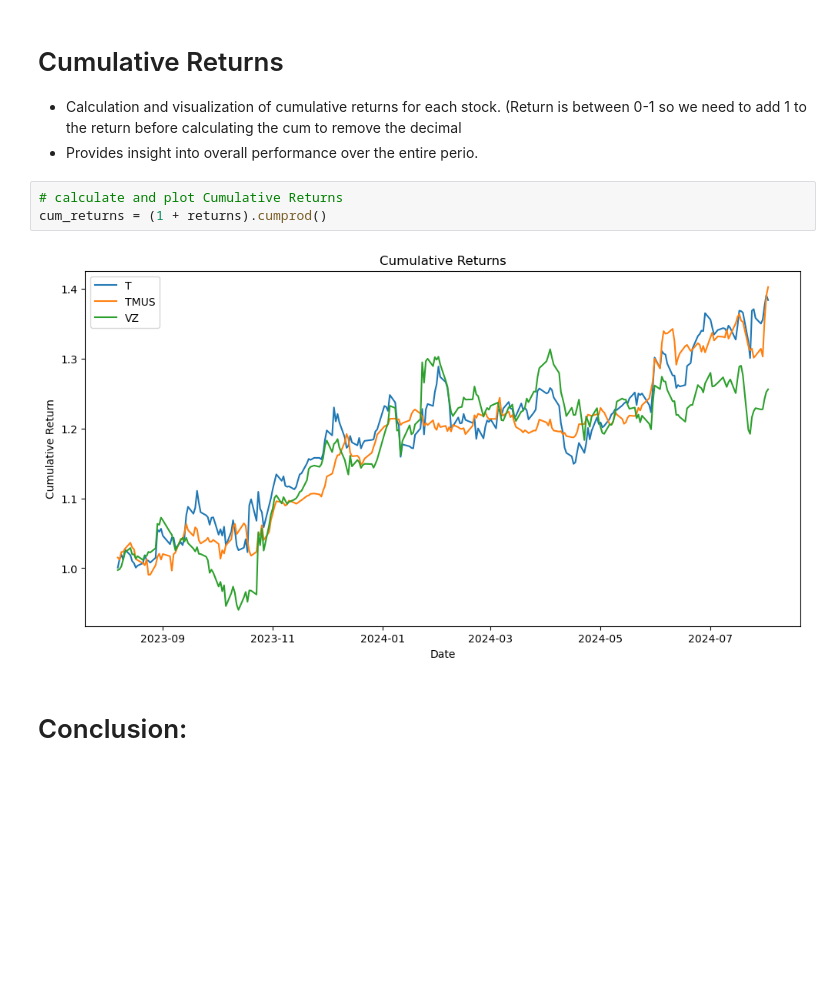
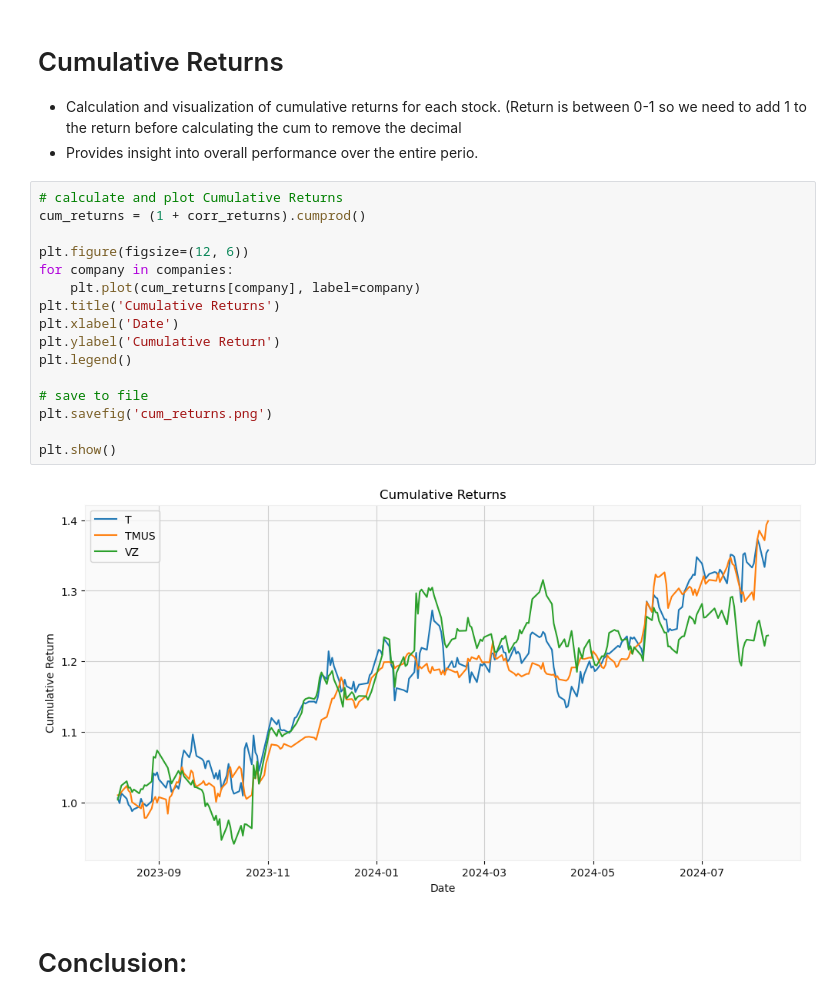
Before and after one commit to Yelemam/Project1-Telecom-Stock, a Jupyter notebook: Telecom_Stock.ipynb, the cells around one changed output. Cells and saved outputs as stored; diff of their text form; blank space fills up the shorter version.

```diff
--- a/Telecom_Stock.ipynb
+++ b/Telecom_Stock.ipynb
@@ -267,9 +267,22 @@ plt.show()
    - Provides insight into overall performance over the entire perio.
 # %%
 # calculate and plot Cumulative Returns
-cum_returns = (1 + returns).cumprod()
+cum_returns = (1 + corr_returns).cumprod()
+
+plt.figure(figsize=(12, 6))
+for company in companies:
+    plt.plot(cum_returns[company], label=company)
+plt.title('Cumulative Returns')
+plt.xlabel('Date')
+plt.ylabel('Cumulative Return')
+plt.legend()
+
+# save to file
+plt.savefig('cum_returns.png')
+
+plt.show()
 # %% [output]
-[figure, old version]
+[figure, new version]
 # %% [markdown]
 # Conclusion:
 # %% [markdown]
```
Also changed, not shown: parts of 17 cells of this notebook, 10 other files.
